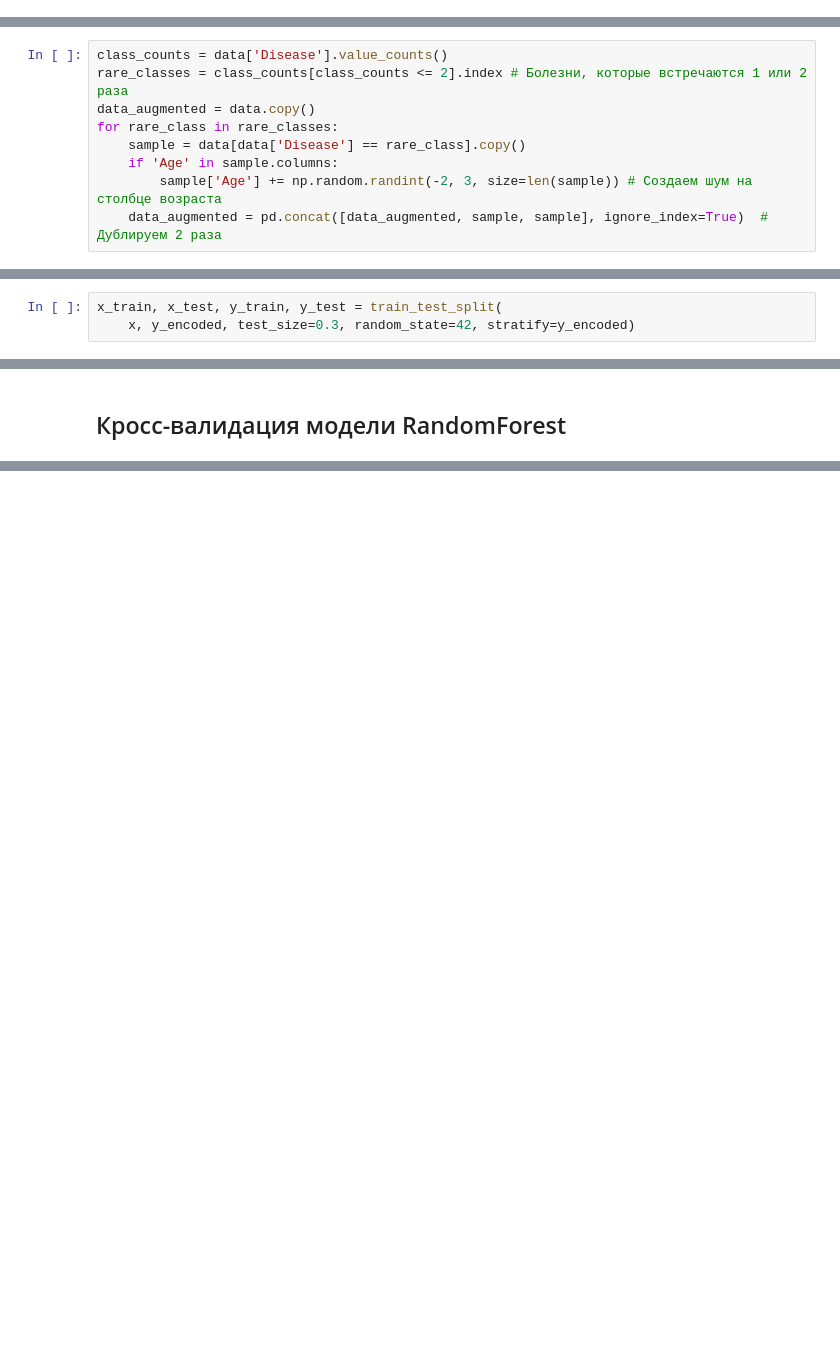
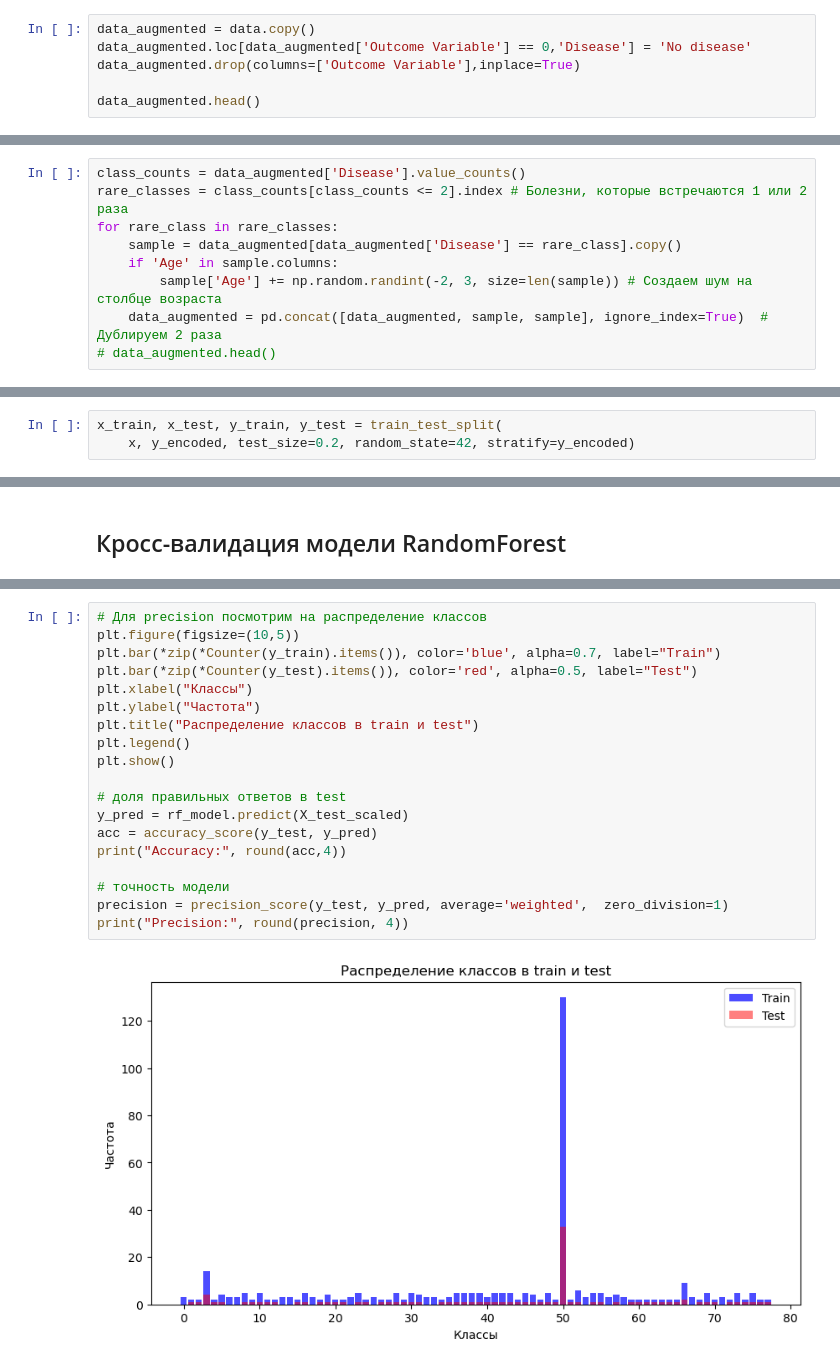
Before and after one commit to ILyalin/Symptom-analyzer, a Jupyter notebook: symptom-analyzer/ML_model.ipynb, the cells around one changed output, grey strips where cells are left out. Drawn from its saved outputs; the diff is of its cells as text; blank space fills up the shorter version.

Commit message:
updated the README.md; improved model accuracy and precision

```diff
--- a/symptom-analyzer/ML_model.ipynb
+++ b/symptom-analyzer/ML_model.ipynb
@@ -65,0 +69,6 @@ memory usage: 27.4 KB
+# %%
+data_augmented = data.copy()
+data_augmented.loc[data_augmented['Outcome Variable'] == 0,'Disease'] = 'No disease'
+data_augmented.drop(columns=['Outcome Variable'],inplace=True)
+
+data_augmented.head()
@@ -66,14 +82,14 @@ memory usage: 27.4 KB
 # %% [markdown]
 ***Создаем дублирование (с небольшим шумом) классов редких болезней***
 # %%
-class_counts = data['Disease'].value_counts()
+class_counts = data_augmented['Disease'].value_counts()
 rare_classes = class_counts[class_counts <= 2].index # Болезни, которые встречаются 1 или 2 раза
-data_augmented = data.copy()
 for rare_class in rare_classes:
-    sample = data[data['Disease'] == rare_class].copy()
+    sample = data_augmented[data_augmented['Disease'] == rare_class].copy()
     if 'Age' in sample.columns:
         sample['Age'] += np.random.randint(-2, 3, size=len(sample)) # Создаем шум на столбце возраста
     data_augmented = pd.concat([data_augmented, sample, sample], ignore_index=True)  # Дублируем 2 раза
+# data_augmented.head()
 # %% [markdown]
 ***Отделяем целевую переменную (target) от признаков (features)***
 # %%
@@ -85,5 +101,5 @@ y_encoded = le.fit_transform(y)
 ## Разделение датасета на test и train
 # %%
 x_train, x_test, y_train, y_test = train_test_split(
-    x, y_encoded, test_size=0.3, random_state=42, stratify=y_encoded)
+    x, y_encoded, test_size=0.2, random_state=42, stratify=y_encoded)
 # %% [markdown]
@@ -118,0 +130,21 @@ RandomForest средняя точность (cross-validation): 0.5605
+# %%
+# Для precision посмотрим на распределение классов
+plt.figure(figsize=(10,5))
+plt.bar(*zip(*Counter(y_train).items()), color='blue', alpha=0.7, label="Train")
+plt.bar(*zip(*Counter(y_test).items()), color='red', alpha=0.5, label="Test")
+plt.xlabel("Классы")
+plt.ylabel("Частота")
+plt.title("Распределение классов в train и test")
+plt.legend()
+plt.show()
+
+# доля правильных ответов в test
+y_pred = rf_model.predict(X_test_scaled)
+acc = accuracy_score(y_test, y_pred)
+print("Accuracy:", round(acc,4))
+
+# точность модели
+precision = precision_score(y_test, y_pred, average='weighted',  zero_division=1)
+print("Precision:", round(precision, 4))
+# %% [output]
+[figure, added]
```
Also changed, not shown: parts of 10 cells of this notebook, 2 other files.
